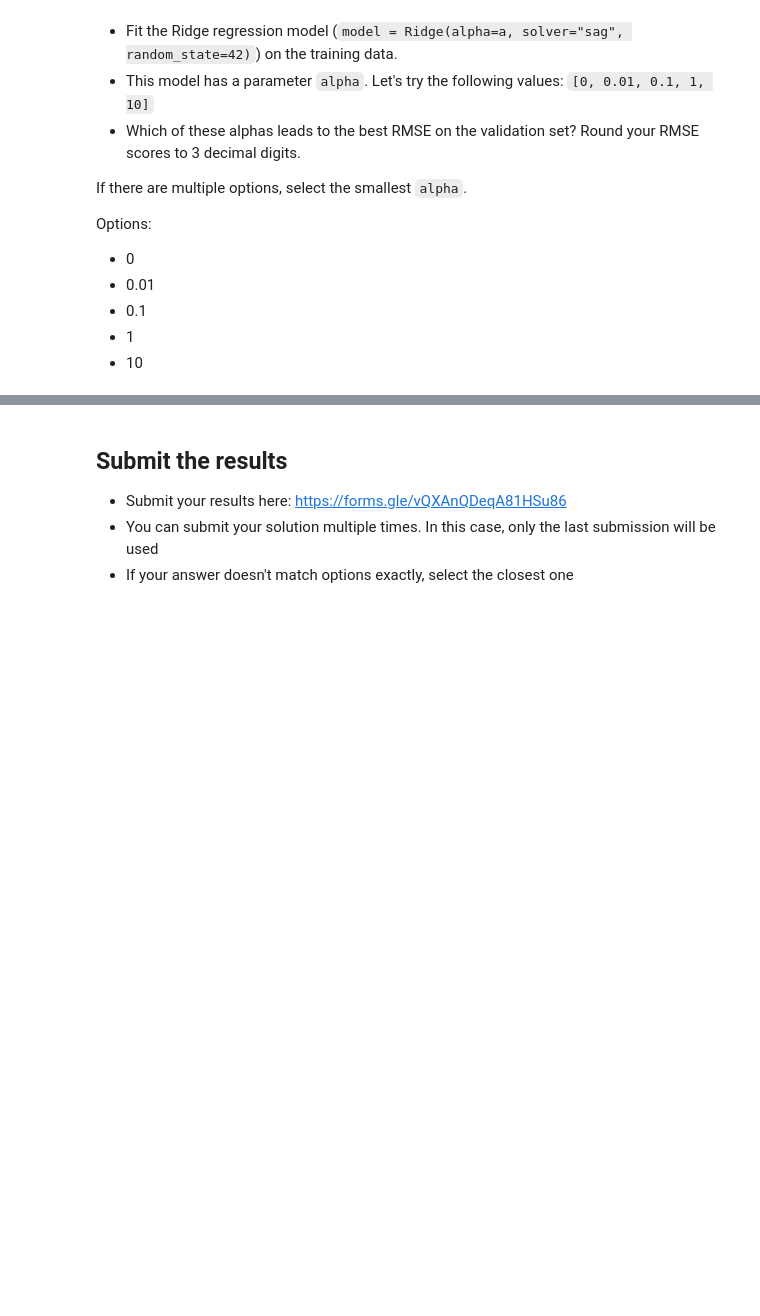
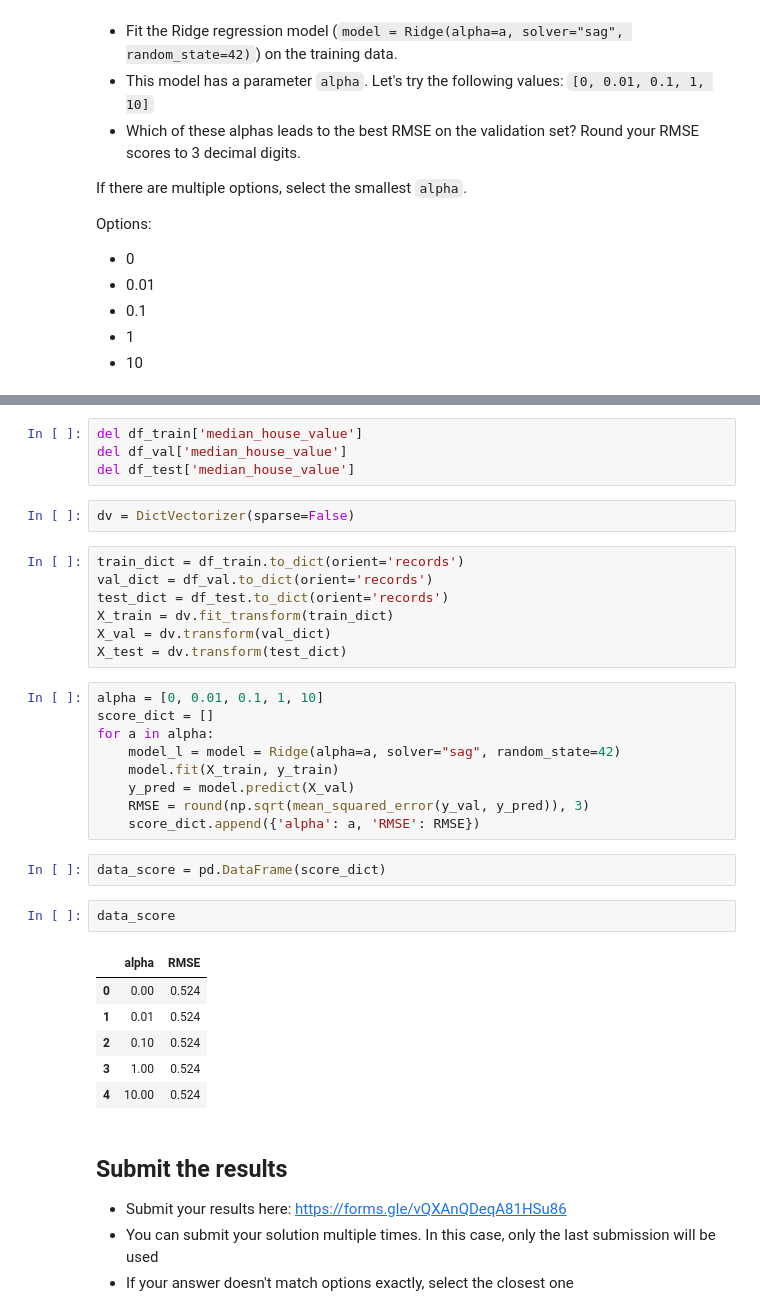
Before and after one commit to Andrej-Ilin/course_zoomcamp_2022, a Jupyter notebook: week3/homework_3.ipynb, the cells around one changed output, grey strips where cells are left out. Drawn from its saved outputs; the diff is of its cells as text; blank space fills up the shorter version.

```diff
--- a/week3/homework_3.ipynb
+++ b/week3/homework_3.ipynb
@@ -232,3 +353,36 @@ Options:
+# %%
+del df_train['median_house_value']
+del df_val['median_house_value']
+del df_test['median_house_value']
+# %%
+dv = DictVectorizer(sparse=False)
+# %%
+train_dict = df_train.to_dict(orient='records')
+val_dict = df_val.to_dict(orient='records')
+test_dict = df_test.to_dict(orient='records')
+X_train = dv.fit_transform(train_dict)
+X_val = dv.transform(val_dict)
+X_test = dv.transform(test_dict)
+# %%
+alpha = [0, 0.01, 0.1, 1, 10]
+score_dict = []
+for a in alpha:
+    model_l = model = Ridge(alpha=a, solver="sag", random_state=42)
+    model.fit(X_train, y_train)
+    y_pred = model.predict(X_val)
+    RMSE = round(np.sqrt(mean_squared_error(y_val, y_pred)), 3)
+    score_dict.append({'alpha': a, 'RMSE': RMSE})
+# %%
+data_score = pd.DataFrame(score_dict)
+# %%
+data_score
+# %% [output]
+|  | alpha | RMSE |
+| 0 | 0.00 | 0.524 |
+| 1 | 0.01 | 0.524 |
+| 2 | 0.10 | 0.524 |
+| 3 | 1.00 | 0.524 |
+| 4 | 10.00 | 0.524 |
 # %% [markdown]
 
 ## Submit the results
```
Also changed, not shown: parts of 26 cells of this notebook.
